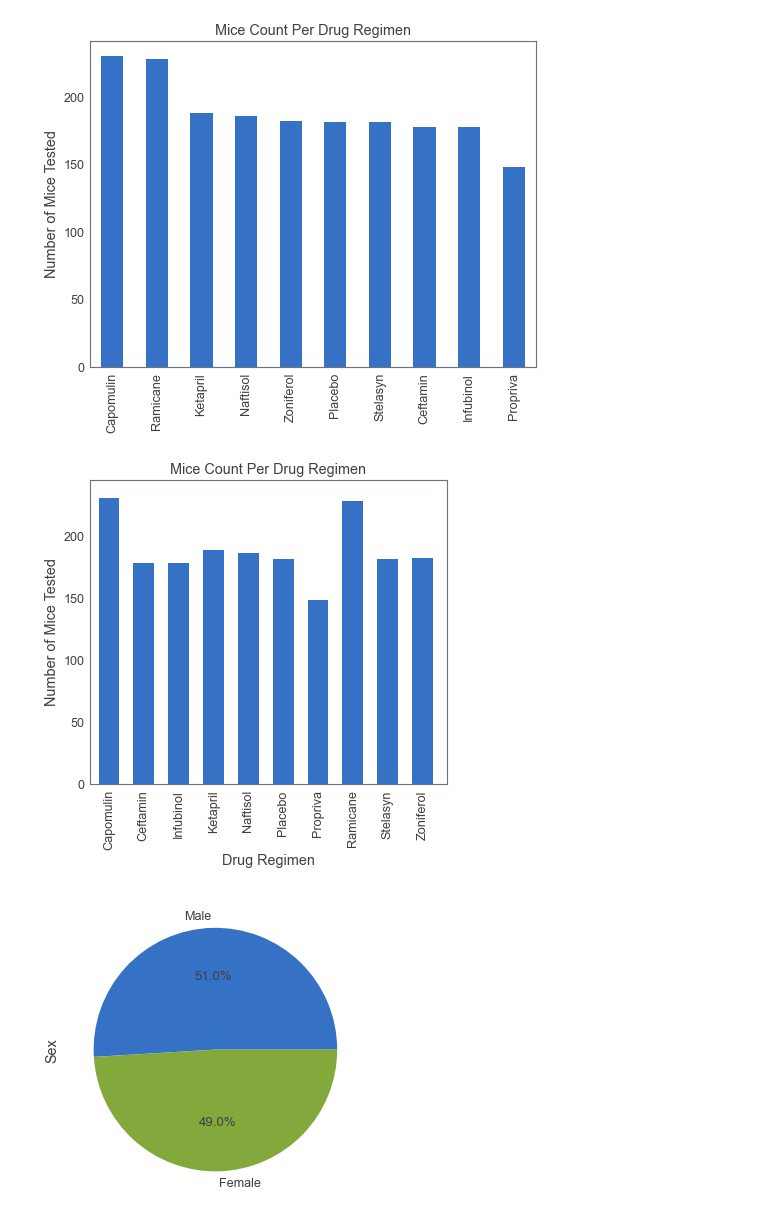
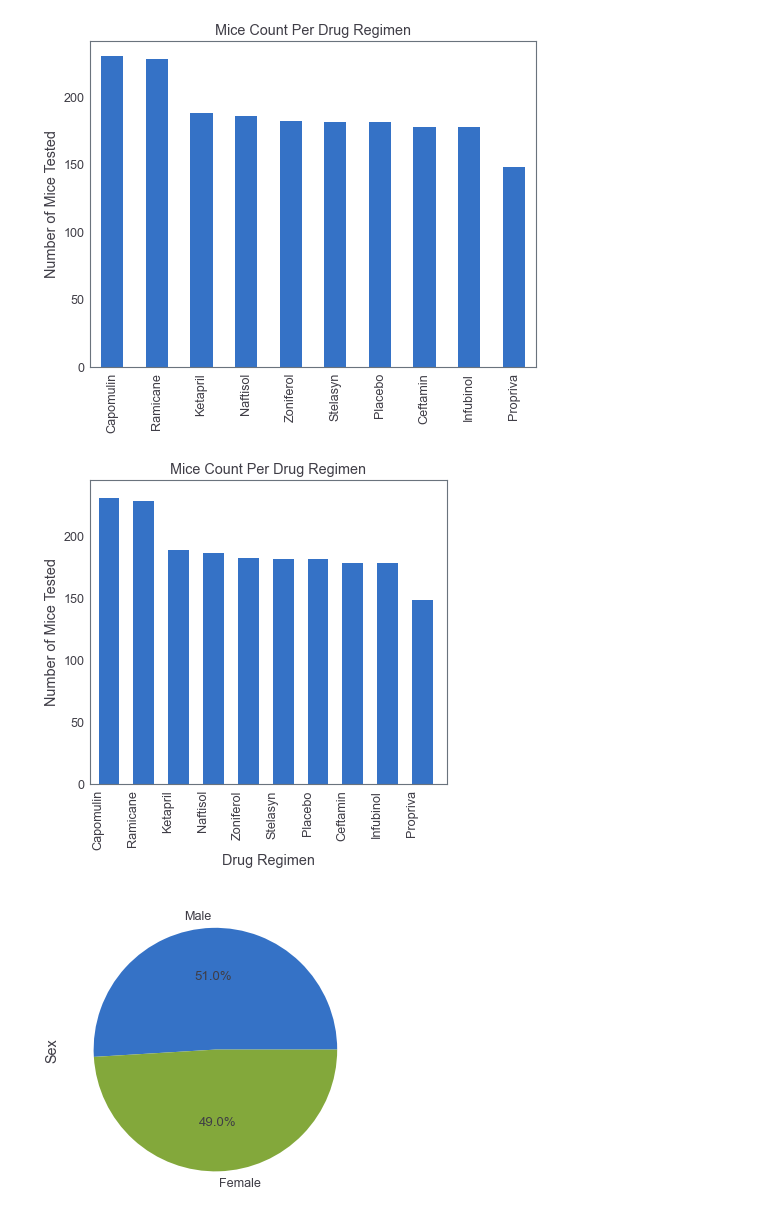
Before and after one commit to itsy24/Pymaceuticals, a Jupyter notebook: Pymaceuticals Inc..ipynb, the cells around one changed output. Saved outputs shown, nothing was run; the diff lists cells and outputs as text; code cells hidden in the pictures.

Commit message:
finished graphs

```diff
--- a/Pymaceuticals Inc..ipynb
+++ b/Pymaceuticals Inc..ipynb
@@ -158,29 +160,23 @@ fig1.set(ylabel = 'Number of Mice Tested')
 fig1.grid()
 # %% [output]
 [figure]
-# %%
-# Generate a bar plot showing the total number of timepoints for all mice tested for each drug regimen using pyplot.
-
-#Group the df by drug regimen, take the count, and filter it to the Mouse ID index
-drug_mice = mice_data['Drug Regimen'].value_counts()
-
-#Plot bar graph
-fig2 = plt.bar(x_axis,drug_mice_df['Number of Mice'], align = 'edge', width = 0.60)
-
-#set x-axis and format ticks
-x_axis = np.arange(len(drug_mice_df['Drug Regimen']))
-ticks = [value+0.3 for value in x_axis]
-plt.xticks(ticks, drug_mice_df['Drug Regimen'], rotation = 'vertical')
-
-#Set limits, add titles, and axis labels
-plt.xlim(-0.25, len(x_axis))
-plt.ylim(0, max(drug_mice_df['Number of Mice']) + 15)
-plt.title('Mice Count Per Drug Regimen')
-plt.xlabel('Drug Regimen')
-plt.ylabel('Number of Mice Tested')
-plt.grid()
-# %% [output]
-[figure, removed]
+# %%
+#Mice count per drug regimen
+drug_mice = mice_data['Drug Regimen'].value_counts()
+
+#plot the bar graph
+plt.bar(drug_mice.index.values,drug_mice.values, align = 'edge', width = 0.60)
+
+#Set limits, add titles, and axis labels
+plt.xticks(rotation = 'vertical')
+plt.xlim(-0.25, len(drug_mice.index.values))
+plt.ylim(0, max(drug_mice.values) + 15)
+plt.title('Mice Count Per Drug Regimen')
+plt.xlabel('Drug Regimen')
+plt.ylabel('Number of Mice Tested')
+plt.grid()
+# %% [output]
+[figure, added]
 # %%
 # Generate a pie plot showing the distribution of female versus male mice using Pandas
 
```
Also changed, not shown: parts of 11 cells of this notebook.
